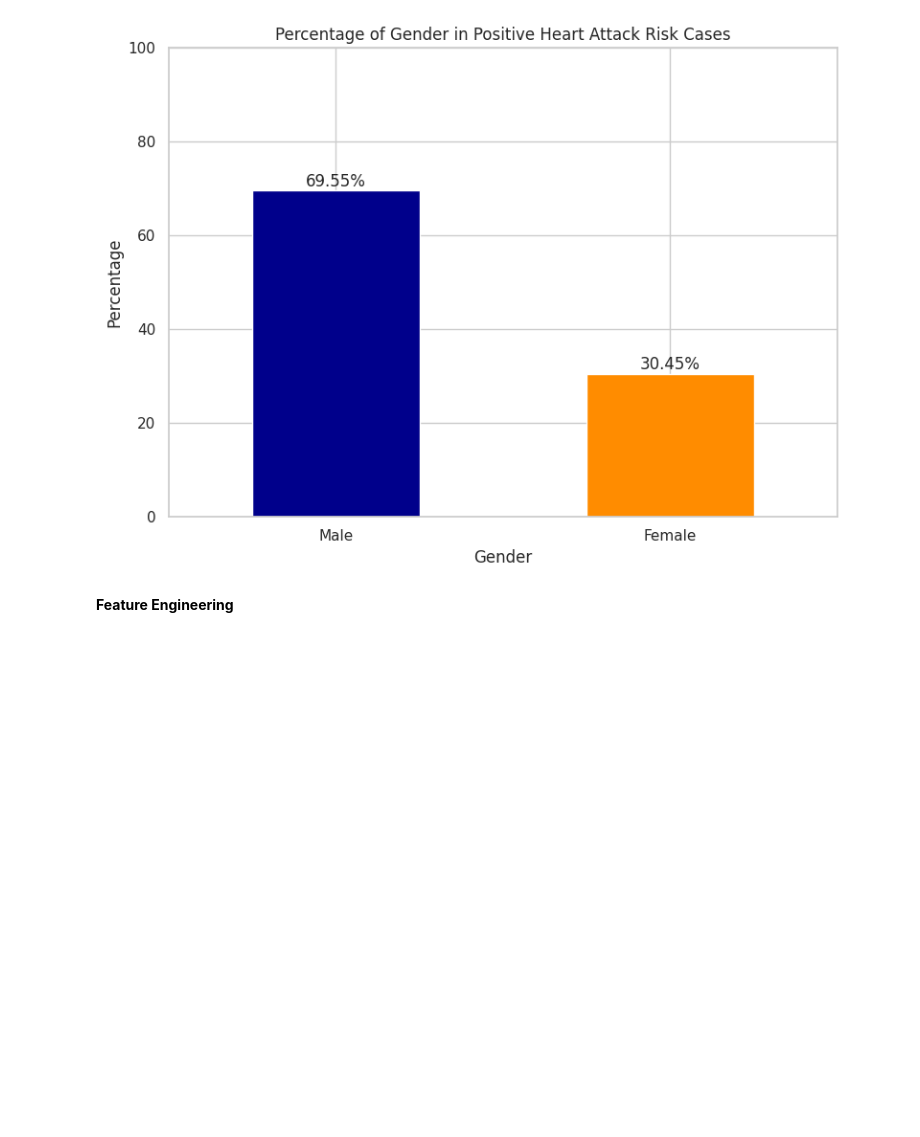
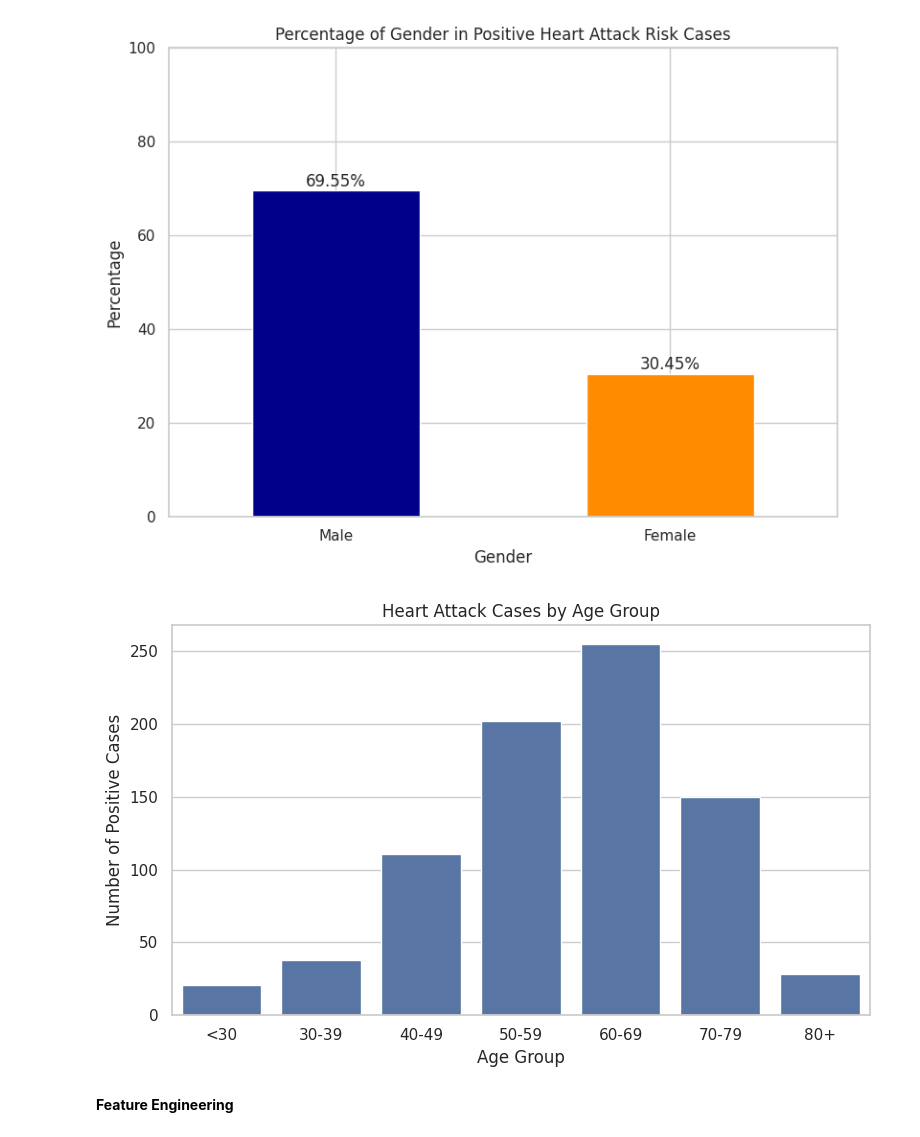
Before and after one commit to Madhulik123/Data-Analysis-project, a Jupyter notebook: heart.ipynb, the cells around one changed output. Saved outputs shown, nothing was run; the diff lists cells and outputs as text; code cells hidden in the pictures; blank space fills up the shorter version.

```diff
--- a/heart.ipynb
+++ b/heart.ipynb
@@ -464,6 +464,31 @@ Male      69.554455
 Female    30.445545
 Name: count, dtype: float64
 [figure]
+# %%
+#Age group in which most number of positive cases are falling?
+# Define age bins
+bins = [0, 30, 40, 50, 60, 70, 80, 100]
+labels = ['<30', '30-39', '40-49', '50-59', '60-69', '70-79', '80+']
+
+# Create a new column for age groups
+df['AgeGroup'] = pd.cut(df['Age'], bins=bins, labels=labels, right=False)
+
+# Filter only positive cases
+positive_cases = df[df['Result'] == 'positive']
+
+# Count number of cases per age group
+age_group_counts = positive_cases['AgeGroup'].value_counts().sort_index()
+
+# Plot
+plt.figure(figsize=(8, 5))
+sns.barplot(x=age_group_counts.index, y=age_group_counts.values)
+plt.title('Heart Attack Cases by Age Group')
+plt.xlabel('Age Group')
+plt.ylabel('Number of Positive Cases')
+plt.tight_layout()
+plt.show()
+# %% [output]
+[figure, added]
 # %% [markdown]
 **Feature Engineering**
 # %% [markdown]
```
Also changed, not shown: parts of 2 cells of this notebook.
